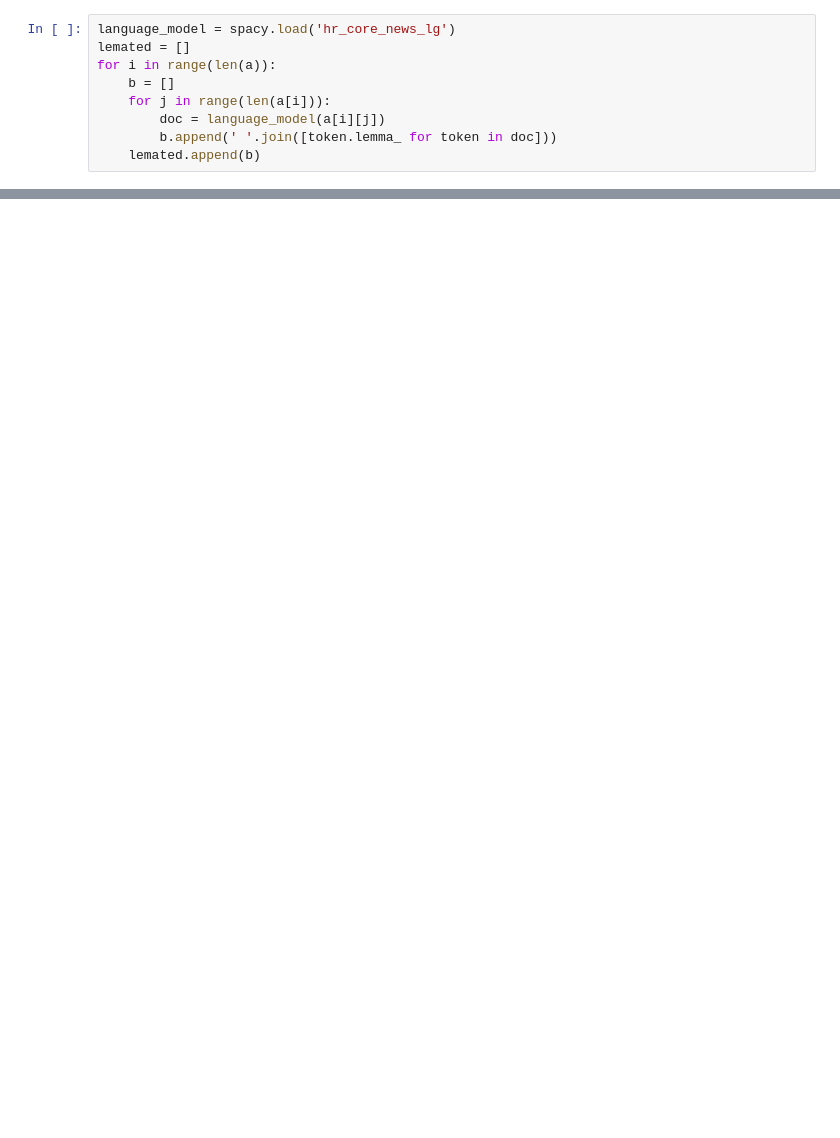
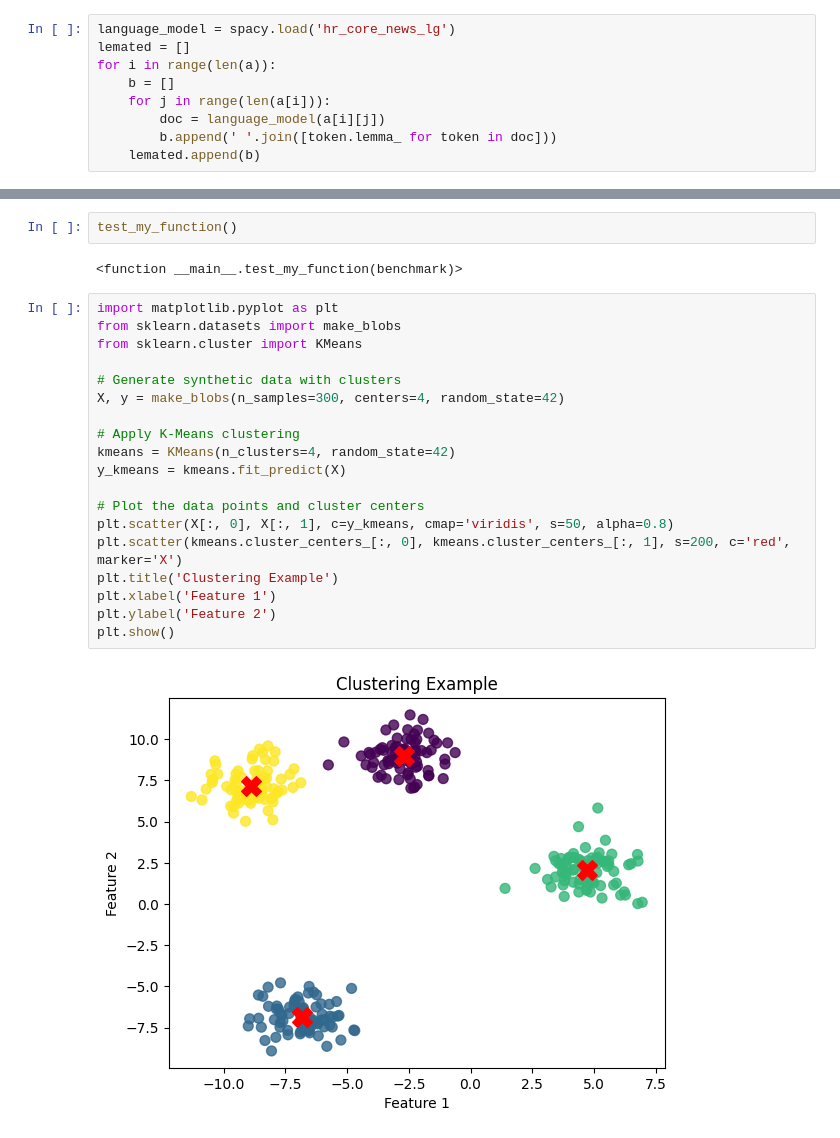
Before and after one commit to jasiu648/FindingNewsSimilarity, a Jupyter notebook: report.ipynb, the cells around one changed output, grey strips where cells are left out. Drawn from its saved outputs; the diff is of its cells as text; blank space fills up the shorter version.

```diff
--- a/report.ipynb
+++ b/report.ipynb
@@ -53,0 +50,25 @@ raport.generate_similarity_report(corpus, 'PL', 'results.xlsx')
+# %%
+test_my_function()
+# %% [output]
+<function __main__.test_my_function(benchmark)>
+# %%
+import matplotlib.pyplot as plt
+from sklearn.datasets import make_blobs
+from sklearn.cluster import KMeans
+
+# Generate synthetic data with clusters
+X, y = make_blobs(n_samples=300, centers=4, random_state=42)
+
+# Apply K-Means clustering
+kmeans = KMeans(n_clusters=4, random_state=42)
+y_kmeans = kmeans.fit_predict(X)
+
+# Plot the data points and cluster centers
+plt.scatter(X[:, 0], X[:, 1], c=y_kmeans, cmap='viridis', s=50, alpha=0.8)
+plt.scatter(kmeans.cluster_centers_[:, 0], kmeans.cluster_centers_[:, 1], s=200, c='red', marker='X')
+plt.title('Clustering Example')
+plt.xlabel('Feature 1')
+plt.ylabel('Feature 2')
+plt.show()
+# %% [output]
+[figure, added]
```
Also changed, not shown: parts of 5 cells of this notebook, 11 other files.
